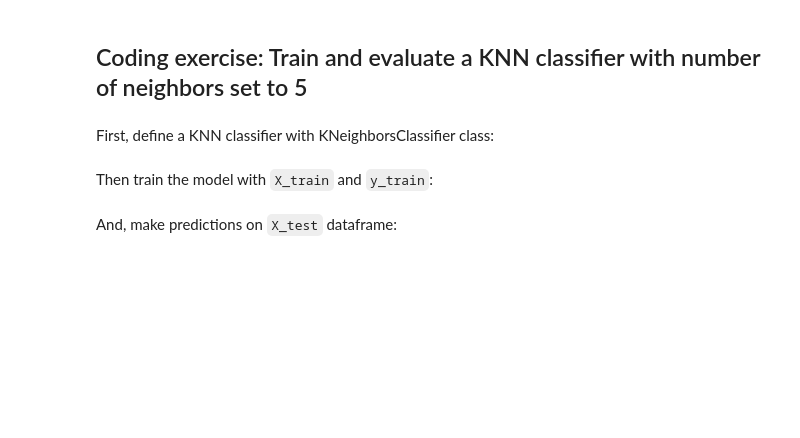
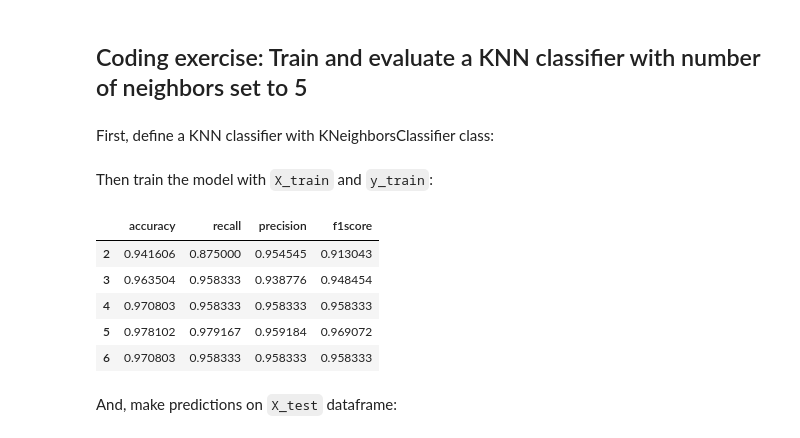
Before and after one commit to zhiyixu/ibm, a Jupyter notebook: 3.分类问题/lab_jupyter_knn.ipynb, the cells around one changed output. Cells and saved outputs as stored; diff of their text form; code cells hidden in the pictures; blank space fills up the shorter version.

```diff
--- a/3.分类问题/lab_jupyter_knn.ipynb
+++ b/3.分类问题/lab_jupyter_knn.ipynb
@@ -133,2 +173,14 @@ Then train the model with `X_train` and `y_train`:
+# %%
+# Type your code here
+df_pred = pd.DataFrame(data=metrics_list, index=range(2,20))
+# df_pred["error"] = 1-df_pred["accuracy"]
+df_pred.head()
+# %% [output]
+|  | accuracy | recall | precision | f1score |
+| 2 | 0.941606 | 0.875000 | 0.954545 | 0.913043 |
+| 3 | 0.963504 | 0.958333 | 0.938776 | 0.948454 |
+| 4 | 0.970803 | 0.958333 | 0.958333 | 0.958333 |
+| 5 | 0.978102 | 0.979167 | 0.959184 | 0.969072 |
+| 6 | 0.970803 | 0.958333 | 0.958333 | 0.958333 |
 # %% [markdown]
 And, make predictions on `X_test` dataframe:
```
Also changed, not shown: parts of 14 cells of this notebook.
